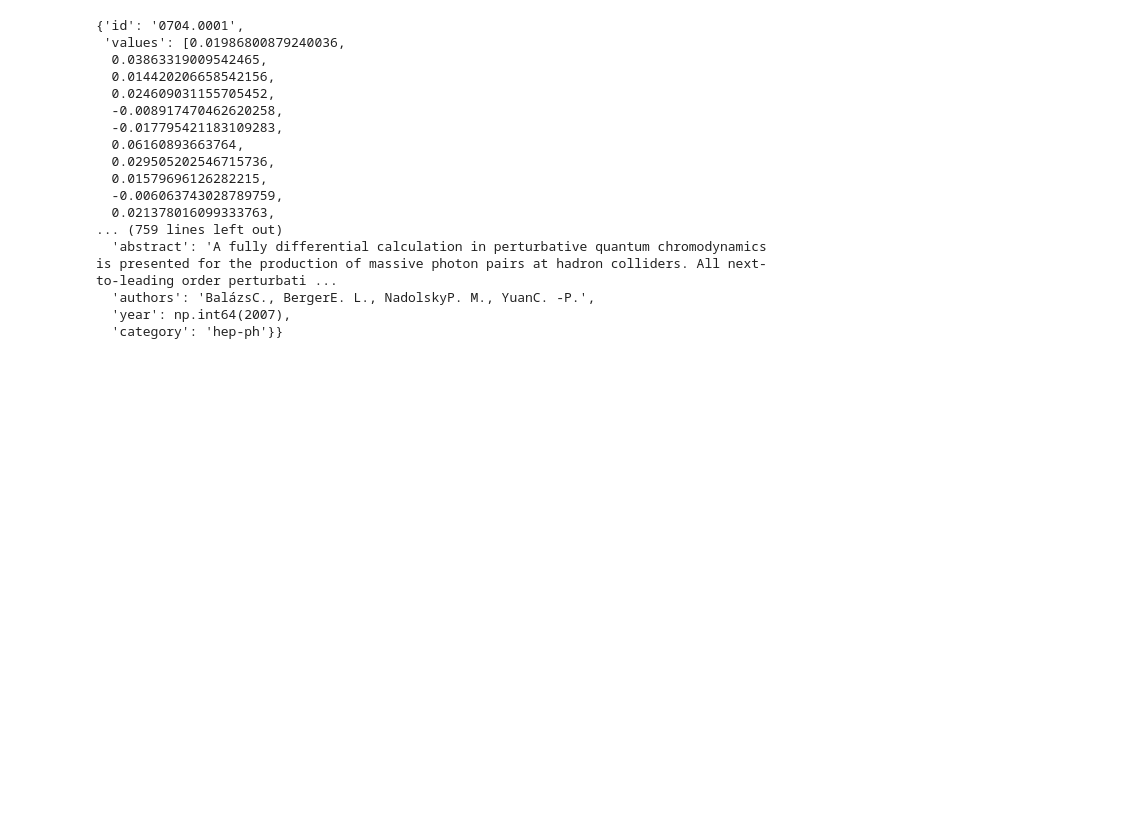
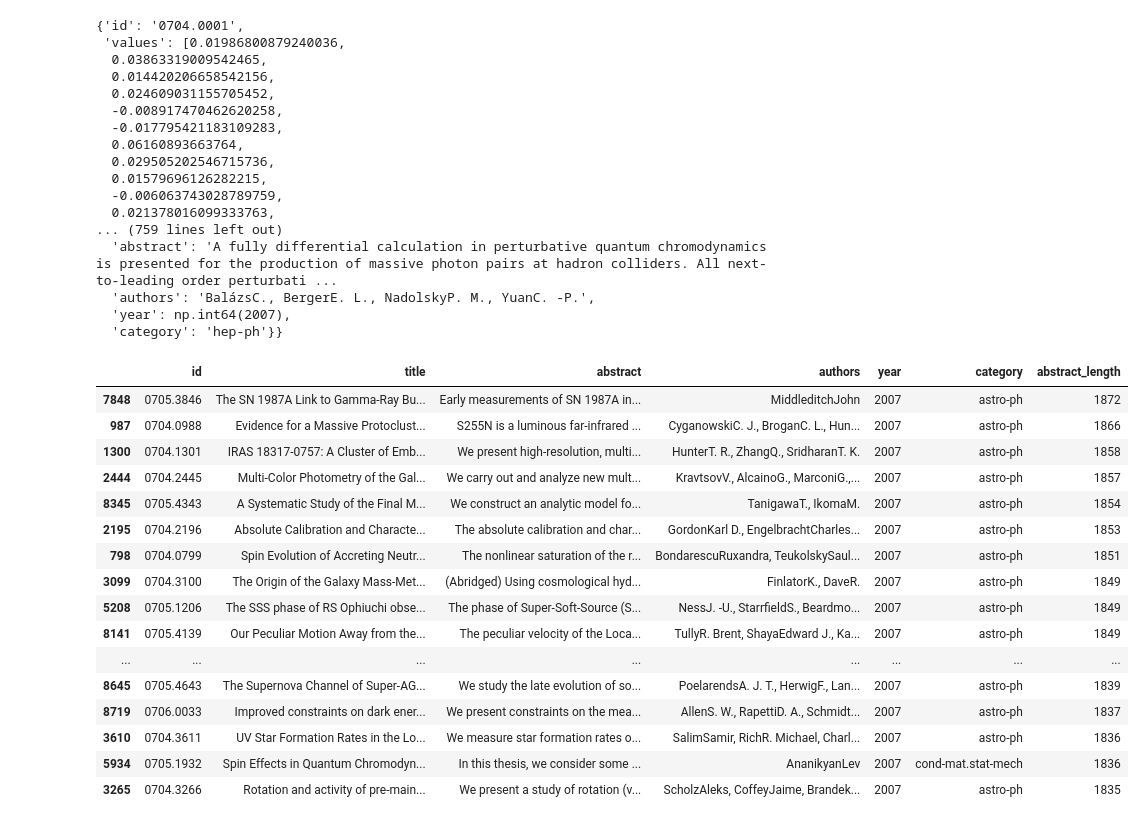
Before and after one commit to GoIT-Master-Degree-Course/vasyliev_nosql_2, a Jupyter notebook: test.ipynb, the cells around one changed output. Saved outputs shown, nothing was run; the diff lists cells and outputs as text; code cells hidden in the pictures; blank space fills up the shorter version.

```diff
--- a/test.ipynb
+++ b/test.ipynb
@@ -185,3 +185,28 @@ vectors_to_upsert[0]
   'authors': 'BalázsC., BergerE. L., NadolskyP. M., YuanC. -P.',
   'year': np.int64(2007),
   'category': 'hep-ph'}}
+# %%
+df = pd.read_parquet("data/arxiv_subset.parquet")
+df['abstract_length'] = df['abstract'].fillna("").str.len()
+
+df.sort_values(by='abstract_length', ascending=False, inplace=True)
+# %%
+df.iloc[0:30]
+# %% [output]
+|  | id | title | abstract | authors | year | category | abstract_length |
+| 7848 | 0705.3846 | The SN 1987A Link to Gamma-Ray Bu... | Early measurements of SN 1987A in... | MiddleditchJohn | 2007 | astro-ph | 1872 |
+| 987 | 0704.0988 | Evidence for a Massive Protoclust... | S255N is a luminous far-infrared ... | CyganowskiC. J., BroganC. L., Hun... | 2007 | astro-ph | 1866 |
+| 1300 | 0704.1301 | IRAS 18317-0757: A Cluster of Emb... | We present high-resolution, multi... | HunterT. R., ZhangQ., SridharanT. K. | 2007 | astro-ph | 1858 |
+| 2444 | 0704.2445 | Multi-Color Photometry of the Gal... | We carry out and analyze new mult... | KravtsovV., AlcainoG., MarconiG.,... | 2007 | astro-ph | 1857 |
+| 8345 | 0705.4343 | A Systematic Study of the Final M... | We construct an analytic model fo... | TanigawaT., IkomaM. | 2007 | astro-ph | 1854 |
+| 2195 | 0704.2196 | Absolute Calibration and Characte... | The absolute calibration and char... | GordonKarl D., EngelbrachtCharles... | 2007 | astro-ph | 1853 |
+| 798 | 0704.0799 | Spin Evolution of Accreting Neutr... | The nonlinear saturation of the r... | BondarescuRuxandra, TeukolskySaul... | 2007 | astro-ph | 1851 |
+| 3099 | 0704.3100 | The Origin of the Galaxy Mass-Met... | (Abridged) Using cosmological hyd... | FinlatorK., DaveR. | 2007 | astro-ph | 1849 |
+| 5208 | 0705.1206 | The SSS phase of RS Ophiuchi obse... | The phase of Super-Soft-Source (S... | NessJ. -U., StarrfieldS., Beardmo... | 2007 | astro-ph | 1849 |
+| 8141 | 0705.4139 | Our Peculiar Motion Away from the... | The peculiar velocity of the Loca... | TullyR. Brent, ShayaEdward J., Ka... | 2007 | astro-ph | 1849 |
+| ... | ... | ... | ... | ... | ... | ... | ... |
+| 8645 | 0705.4643 | The Supernova Channel of Super-AG... | We study the late evolution of so... | PoelarendsA. J. T., HerwigF., Lan... | 2007 | astro-ph | 1839 |
+| 8719 | 0706.0033 | Improved constraints on dark ener... | We present constraints on the mea... | AllenS. W., RapettiD. A., Schmidt... | 2007 | astro-ph | 1837 |
+| 3610 | 0704.3611 | UV Star Formation Rates in the Lo... | We measure star formation rates o... | SalimSamir, RichR. Michael, Charl... | 2007 | astro-ph | 1836 |
+| 5934 | 0705.1932 | Spin Effects in Quantum Chromodyn... | In this thesis, we consider some ... | AnanikyanLev | 2007 | cond-mat.stat-mech | 1836 |
+| 3265 | 0704.3266 | Rotation and activity of pre-main... | We present a study of rotation (v... | ScholzAleks, CoffeyJaime, Brandek... | 2007 | astro-ph | 1835 |
```
Also changed, not shown: 6 other files.
